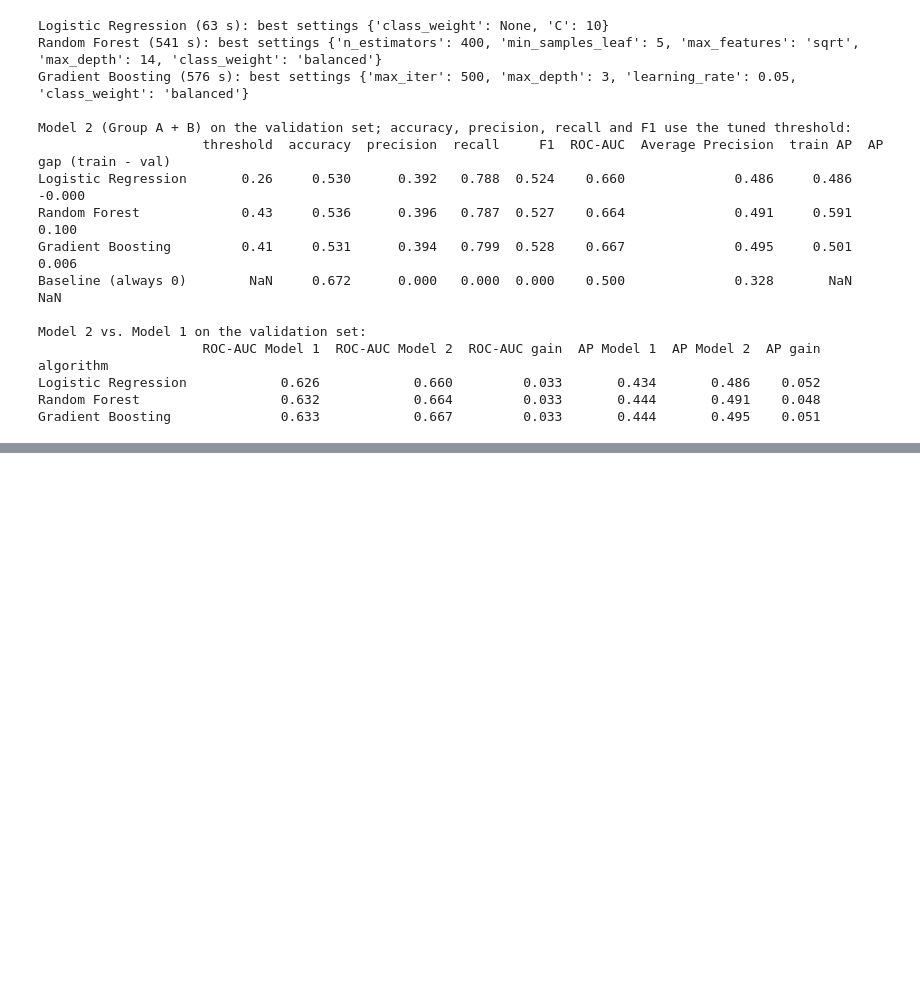
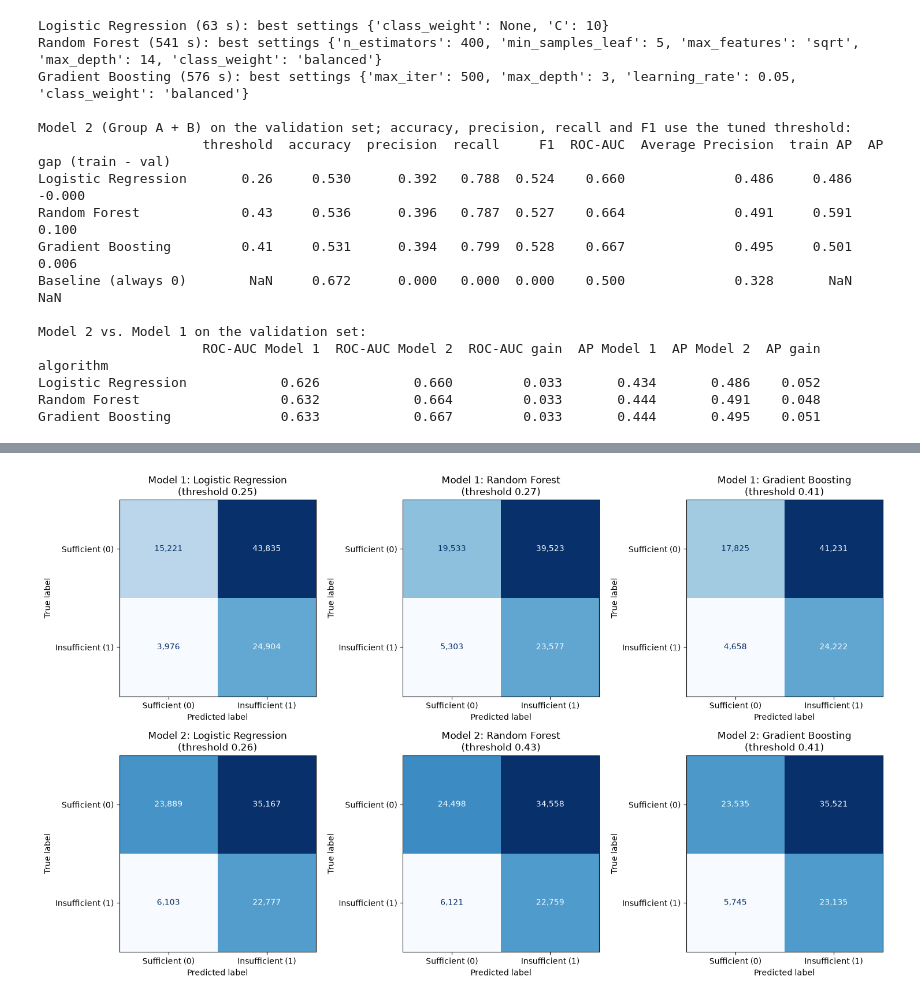
Before and after one commit to nronen29/sleep-prediction-brfss, a Jupyter notebook: sleep_prediction_brfss.ipynb, the cells around one changed output, grey strips where cells are left out. Cells and saved outputs as stored; diff of their text form; code cells hidden in the pictures; blank space fills up the shorter version.

```diff
--- a/sleep_prediction_brfss.ipynb
+++ b/sleep_prediction_brfss.ipynb
@@ -779,0 +833,15 @@ reaches 67.2% accuracy only because 67.2% of the validation set already sleeps 7
+# %%
+# Confusion matrices on the test set (rows = true class, columns = predicted class)
+from sklearn.metrics import ConfusionMatrixDisplay
+
+fig, axes = plt.subplots(2, 3, figsize=(15, 9))
+for row, model_name in enumerate(FEATURE_SETS):
+    for col, algo in enumerate(ALGORITHM_ORDER):
+        ConfusionMatrixDisplay.from_predictions(
+            y_test, test_pred[(model_name, algo)], display_labels=["Sufficient (0)", "Insufficient (1)"],
+            values_format=",", cmap="Blues", colorbar=False, ax=axes[row, col])
+        axes[row, col].set_title(f"{model_name}: {algo}\n(threshold {FEATURE_SETS[model_name][1][algo]['threshold']:.2f})")
+plt.tight_layout()
+plt.show()
+# %% [output]
+[figure, added]
```
Also changed, not shown: parts of 6 cells of this notebook, 1 other file.
